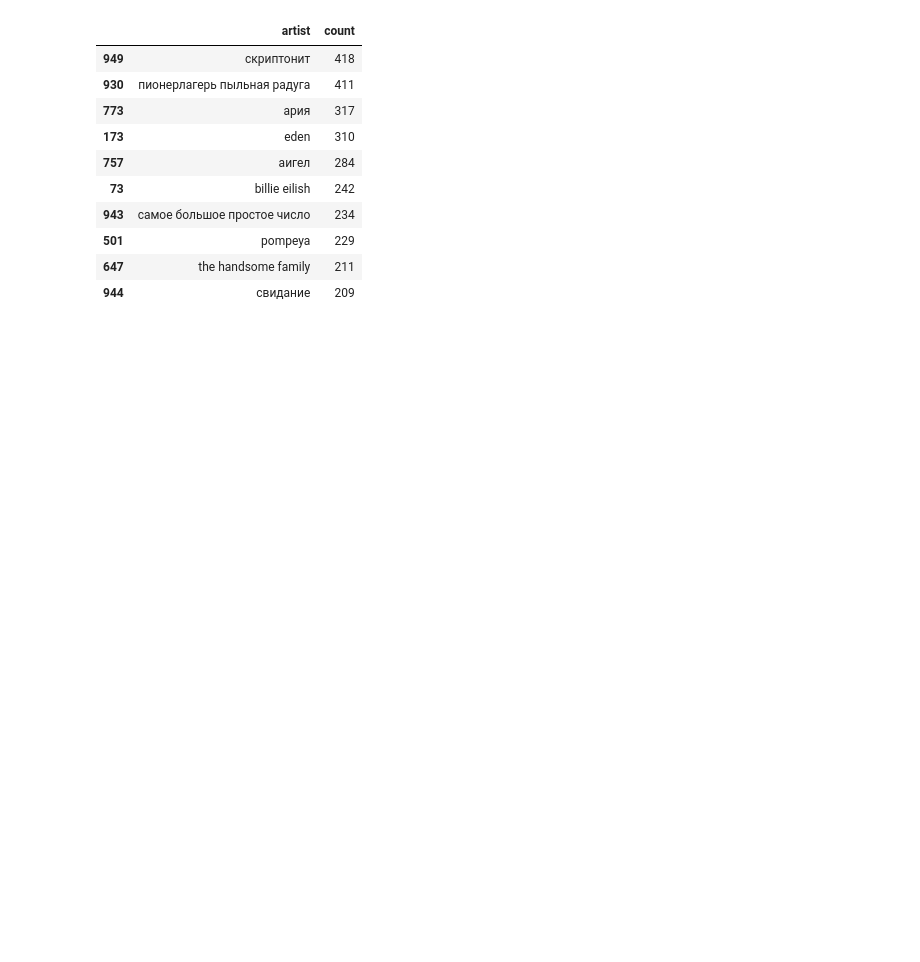
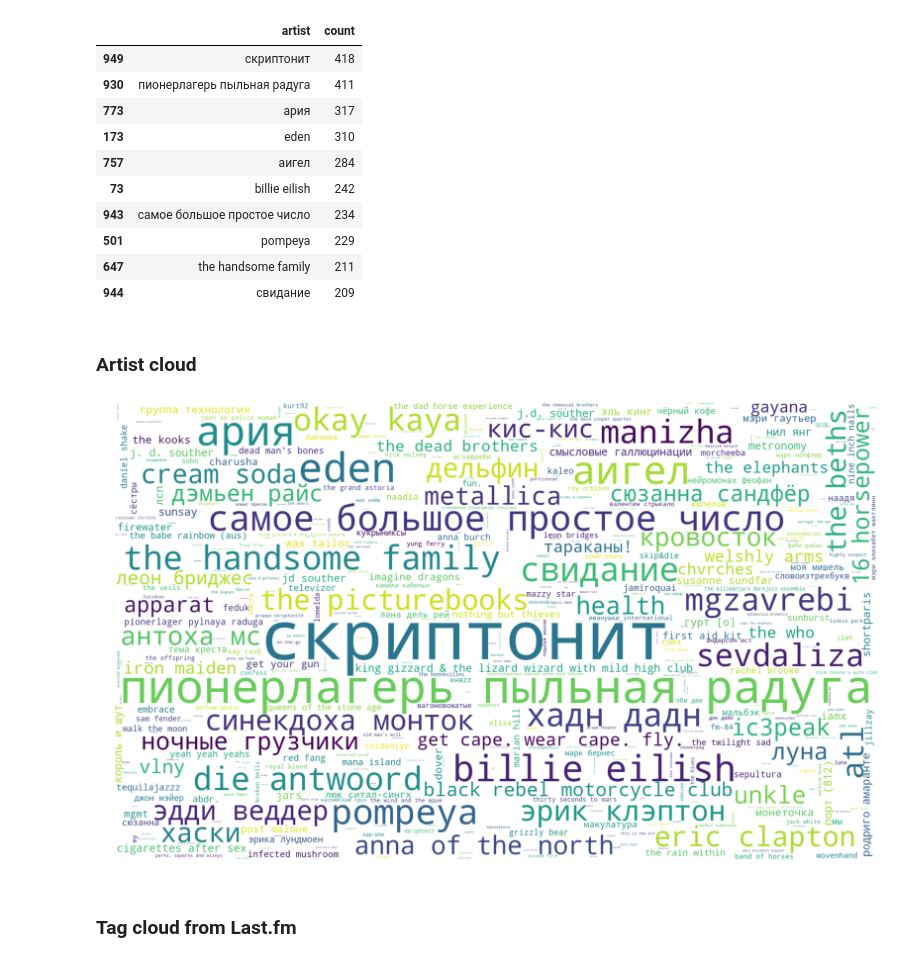
Before and after one commit to vpozdnyakov/music_activity_analysis, a Jupyter notebook: google_play_music_activity_analysis.ipynb, the cells around one changed output. Saved outputs shown, nothing was run; the diff lists cells and outputs as text; code cells hidden in the pictures; blank space fills up the shorter version.

```diff
--- a/google_play_music_activity_analysis.ipynb
+++ b/google_play_music_activity_analysis.ipynb
@@ -196,3 +199,30 @@ top10_artists
 | 501 | pompeya | 229 |
 | 647 | the handsome family | 211 |
 | 944 | свидание | 209 |
+# %% [markdown]
+### Artist cloud
+# %%
+artist_cloud = dict()
+
+all_artists = my_activity. \
+    groupby('artist', as_index=False). \
+    agg({'datetime': 'count'}). \
+    rename(columns={'datetime': 'count', 'artist': 'name'})
+all_artists = all_artists.loc[all_artists['count'] > 1]
+
+for i, i_artist in all_artists.iterrows():
+    artist_cloud[i_artist[0]] = i_artist[1]
+# %%
+plt.figure(figsize=(30, 30))
+wordcloud = WordCloud(background_color="white",
+                      max_words=len(artist_cloud),
+                      width=2000, height=1200). \
+    generate_from_frequencies(artist_cloud)
+
+plt.imshow(wordcloud, interpolation='bilinear')
+plt.axis("off")
+plt.show()
+# %% [output]
+[figure, added]
+# %% [markdown]
+### Tag cloud from Last.fm
```
Also changed, not shown: parts of 5 cells of this notebook.
